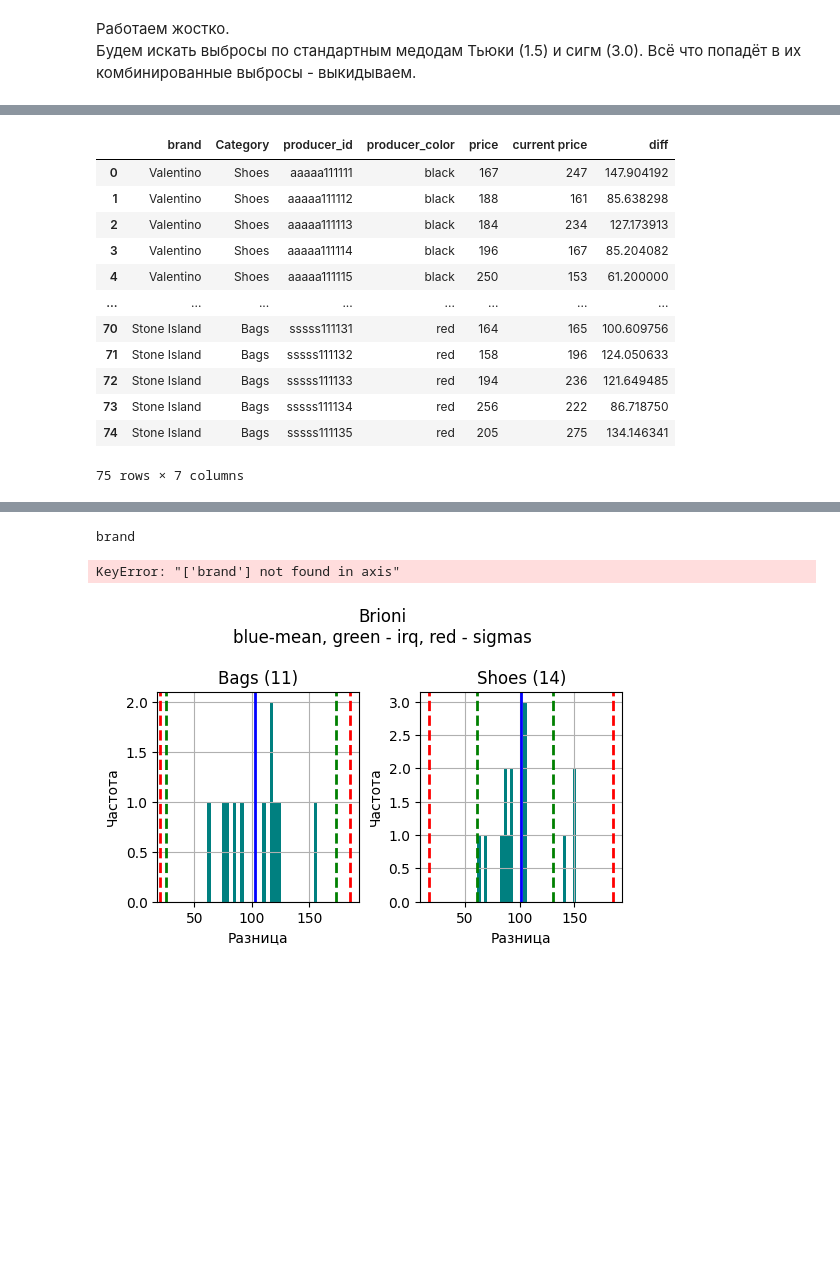
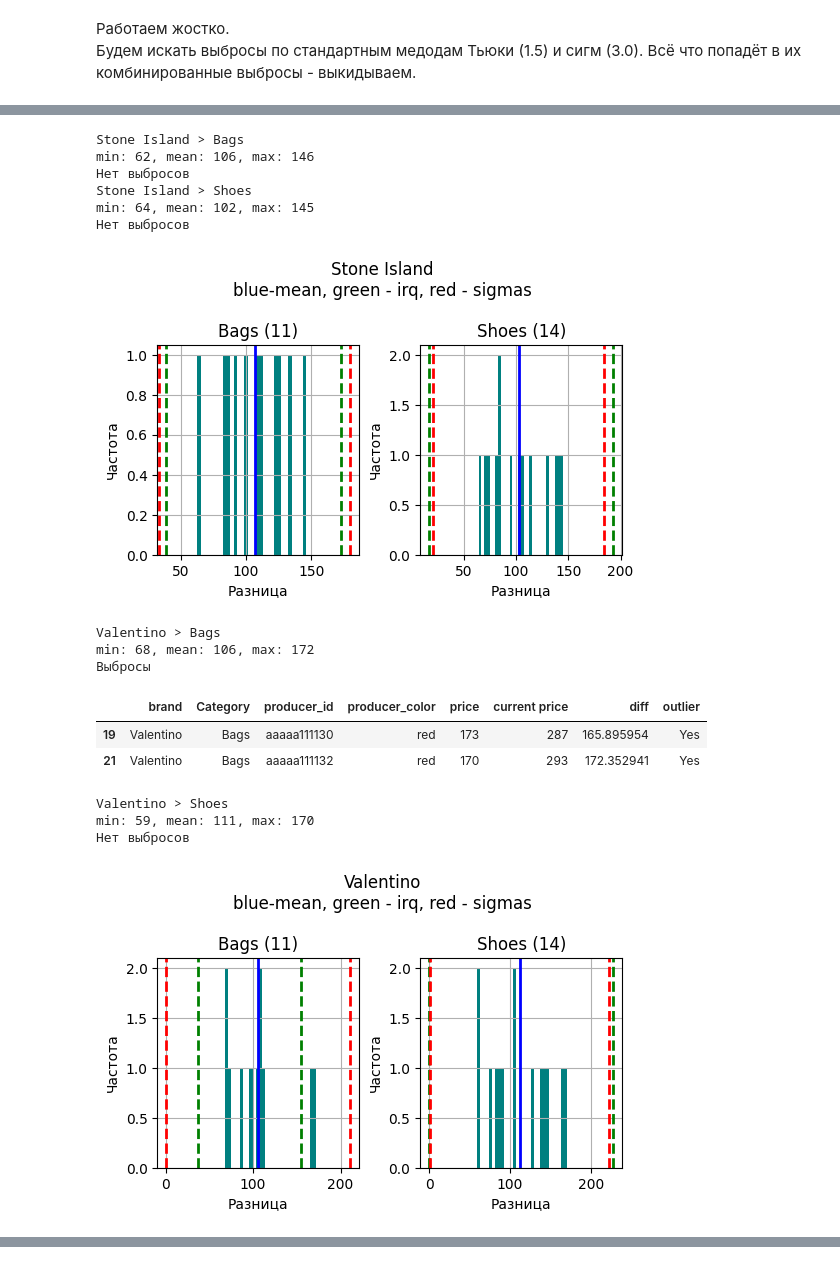
Before and after one commit to tcheredeev/skf_dsprmgu, a Jupyter notebook: Блок 1. Знакомство с данными. Python для анализа данных/PYTHON-14. Очистка данных/dz.ipynb, the cells around one changed output, grey strips where cells are left out. Saved outputs shown, nothing was run; the diff lists cells and outputs as text; code cells hidden in the pictures; blank space fills up the shorter version.

```diff
--- a/Блок 1. Знакомство с данными. Python для анализа данных/PYTHON-14. Очистка данных/dz.ipynb
+++ b/Блок 1. Знакомство с данными. Python для анализа данных/PYTHON-14. Очистка данных/dz.ipynb
@@ -109,14 +109,15 @@ def df_col_is_string(x):
     """
     return isinstance(x, str)
 
-def apply_outliers(data: pd.DataFrame, outliers: pd.DataFrame):
-    display(data)
-    display(outliers)
-    for idx in outliers.index():
-        print(idx)
-        result = data.drop([idx])
-    display(result)
-    return result
+def mark_outliers(data: pd.DataFrame, outliers: pd.DataFrame):
+    # display(data)
+    # display(outliers)
+    idx = list(outliers.index.values)
+    # print(idx)
+    # result = data.drop(idx)
+    data.loc[idx, ['outlier']] = 'Yes'
+    # display(result)
+    return data
 # %% [markdown]
 #### Подготовка данных
 # %%
@@ -195,8 +196,10 @@ Name: diff, dtype: float64
 Работаем жостко.
 Будем искать выбросы по стандартным медодам Тьюки (1.5) и сигм (3.0). Всё что попадёт в их комбинированные выбросы - выкидываем.
 # %%
-data_groupped_brand = data_merged.groupby(['brand',], observed=False)
-data_groupped_brand_cat = data_merged.groupby(['brand','Category'], observed=False)
+data_with_outliers_marked = data_merged.copy()
+
+data_groupped_brand = data_with_outliers_marked.groupby(['brand',], observed=False)
+data_groupped_brand_cat = data_with_outliers_marked.groupby(['brand','Category'], observed=False)
 
 for brand in data_groupped_brand.groups.keys():
     # print(brand)
@@ -247,13 +250,17 @@ for brand in data_groupped_brand.groups.keys():
             print('Выбросы')
             if(len(outliers_irq)):
                 display(outliers_irq)
-                data_wo_outliers = apply_outliers(data_merged, outliers_irq)
+                data_with_outliers_marked = mark_outliers(data_with_outliers_marked, outliers_irq)
+                # display(data_with_outliers_marked.loc[28:36])
             if(len(outliers_sigma)):
                 display(outliers_sigma)
         else:
             print('Нет выбросов')
 
     plt.show()
+
+
+display(data_with_outliers_marked[data_with_outliers_marked['outlier'] == 'Yes'])
 # %% [output]
 Brioni > Bags
 min: 61, mean: 102, max: 156
@@ -268,13 +276,17 @@ min: 61, mean: 101, max: 151
+Stone Island > Bags
+min: 62, mean: 106, max: 146
+Нет выбросов
+Stone Island > Shoes
+min: 64, mean: 102, max: 145
+Нет выбросов
+[figure, added]
+Valentino > Bags
+min: 68, mean: 106, max: 172
+Выбросы
-|  | brand | Category | producer_id | producer_color | price | current price | diff |
-| 0 | Valentino | Shoes | aaaaa111111 | black | 167 | 247 | 147.904192 |
-| 1 | Valentino | Shoes | aaaaa111112 | black | 188 | 161 | 85.638298 |
-| 2 | Valentino | Shoes | aaaaa111113 | black | 184 | 234 | 127.173913 |
-| 3 | Valentino | Shoes | aaaaa111114 | black | 196 | 167 | 85.204082 |
-| 4 | Valentino | Shoes | aaaaa111115 | black | 250 | 153 | 61.200000 |
-| ... | ... | ... | ... | ... | ... | ... | ... |
-| 70 | Stone Island | Bags | sssss111131 | red | 164 | 165 | 100.609756 |
-| 71 | Stone Island | Bags | sssss111132 | red | 158 | 196 | 124.050633 |
-| 72 | Stone Island | Bags | sssss111133 | red | 194 | 236 | 121.649485 |
-| 73 | Stone Island | Bags | sssss111134 | red | 256 | 222 | 86.718750 |
-| 74 | Stone Island | Bags | sssss111135 | red | 205 | 275 | 134.146341 |
+|  | brand | Category | producer_id | producer_color | price | current price | diff | outlier |
+| 19 | Valentino | Bags | aaaaa111130 | red | 173 | 287 | 165.895954 | Yes |
+| 21 | Valentino | Bags | aaaaa111132 | red | 170 | 293 | 172.352941 | Yes |
-75 rows × 7 columns
+Valentino > Shoes
+min: 59, mean: 111, max: 170
+Нет выбросов
+[figure, added]
@@ -285,3 +298,0 @@ min: 61, mean: 101, max: 151
-brand
-KeyError: "['brand'] not found in axis"
-[figure]
```
Also changed, not shown: parts of 3 cells of this notebook, 1 other file.
